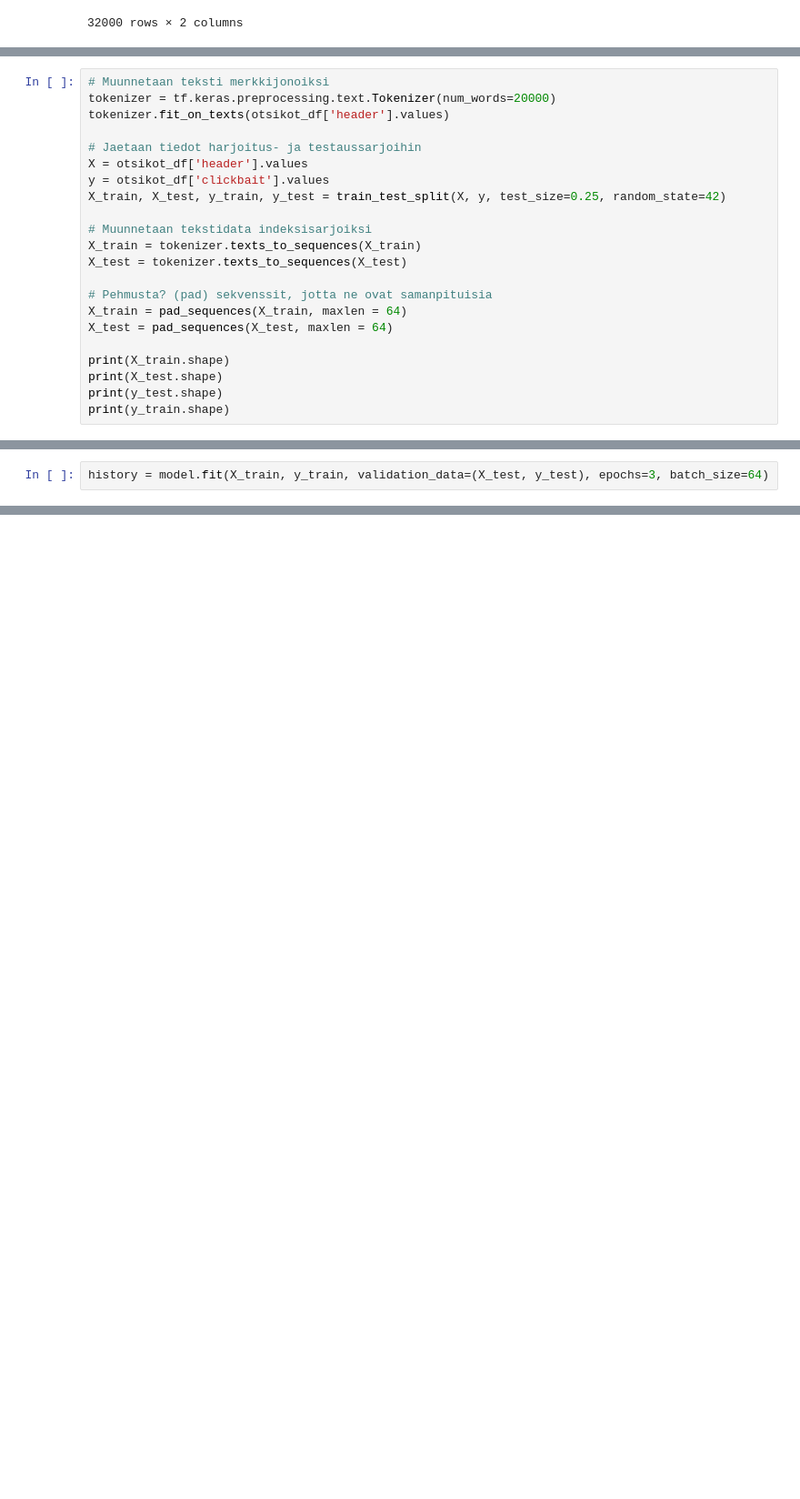
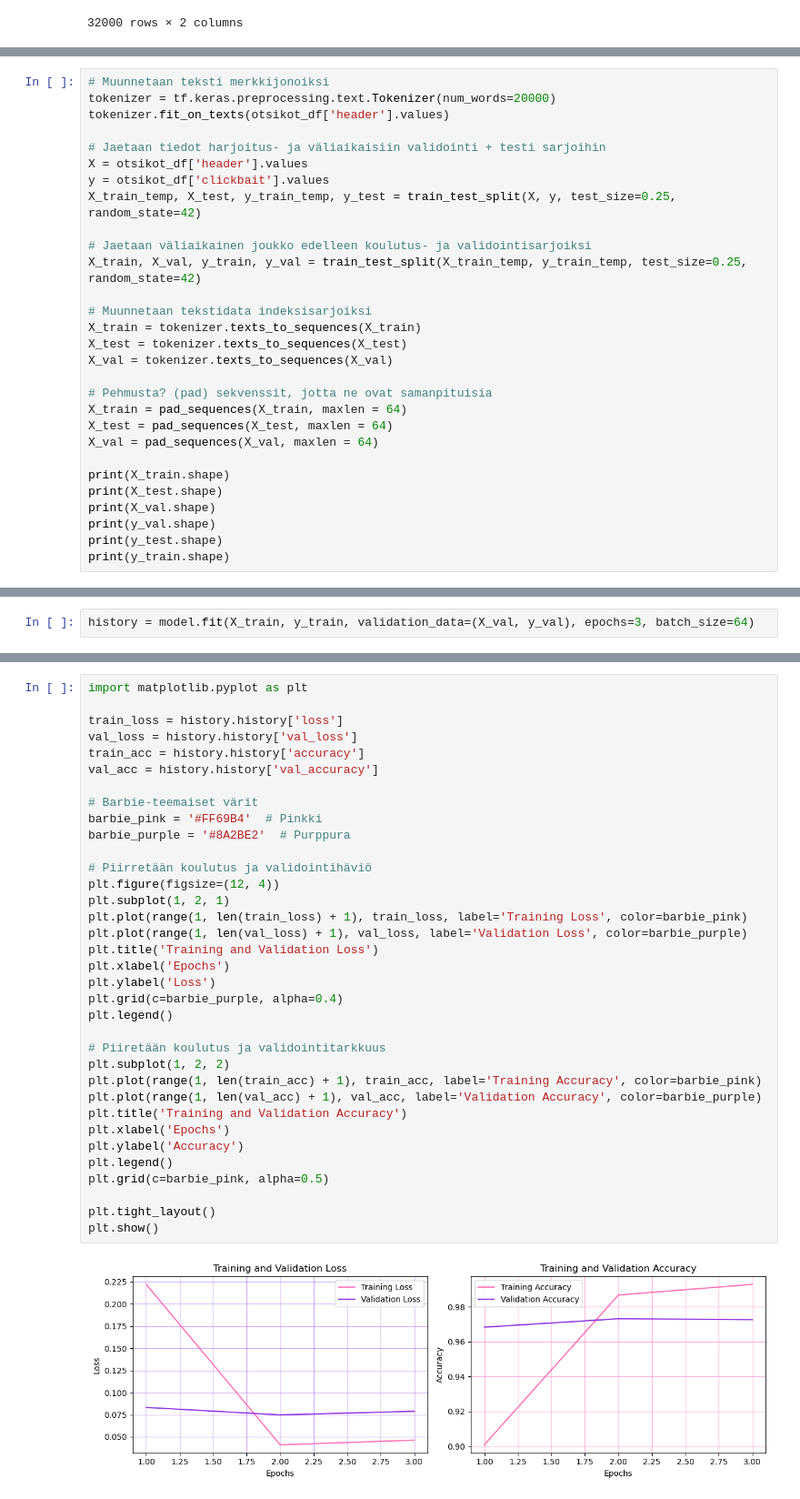
Before and after one commit to iinai/deep-learning, a Jupyter notebook: osa_3/osa3_tehtavat.ipynb, the cells around one changed output, grey strips where cells are left out. Shown at 91% size. Saved outputs shown, nothing was run; the diff lists cells and outputs as text; blank space fills up the shorter version.

```diff
--- a/osa_3/osa3_tehtavat.ipynb
+++ b/osa_3/osa3_tehtavat.ipynb
@@ -347,21 +353,28 @@ otsikot_df
 tokenizer = tf.keras.preprocessing.text.Tokenizer(num_words=20000)
 tokenizer.fit_on_texts(otsikot_df['header'].values)
 
-# Jaetaan tiedot harjoitus- ja testaussarjoihin
+# Jaetaan tiedot harjoitus- ja väliaikaisiin validointi + testi sarjoihin
 X = otsikot_df['header'].values
 y = otsikot_df['clickbait'].values
-X_train, X_test, y_train, y_test = train_test_split(X, y, test_size=0.25, random_state=42)
+X_train_temp, X_test, y_train_temp, y_test = train_test_split(X, y, test_size=0.25, random_state=42)
+
+# Jaetaan väliaikainen joukko edelleen koulutus- ja validointisarjoiksi
+X_train, X_val, y_train, y_val = train_test_split(X_train_temp, y_train_temp, test_size=0.25, random_state=42)
 
 # Muunnetaan tekstidata indeksisarjoiksi
 X_train = tokenizer.texts_to_sequences(X_train)
 X_test = tokenizer.texts_to_sequences(X_test)
+X_val = tokenizer.texts_to_sequences(X_val)
 
 # Pehmusta? (pad) sekvenssit, jotta ne ovat samanpituisia
 X_train = pad_sequences(X_train, maxlen = 64)
 X_test = pad_sequences(X_test, maxlen = 64)
+X_val = pad_sequences(X_val, maxlen = 64)
 
 print(X_train.shape)
 print(X_test.shape)
+print(X_val.shape)
+print(y_val.shape)
 print(y_test.shape)
 print(y_train.shape)
 # %% [output]
@@ -404,4 +439,4 @@ None
 # %%
-history = model.fit(X_train, y_train, validation_data=(X_test, y_test), epochs=3, batch_size=64)
+history = model.fit(X_train, y_train, validation_data=(X_val, y_val), epochs=3, batch_size=64)
 # %% [output]
 Epoch 1/3
@@ -423,0 +476,37 @@ Test Loss:0.06556892395019531 Test Accuracy:97.68750071525574%
+# %%
+import matplotlib.pyplot as plt
+
+train_loss = history.history['loss']
+val_loss = history.history['val_loss']
+train_acc = history.history['accuracy']
+val_acc = history.history['val_accuracy']
+
+# Barbie-teemaiset värit
+barbie_pink = '#FF69B4'  # Pinkki
+barbie_purple = '#8A2BE2'  # Purppura
+
+# Piirretään koulutus ja validointihäviö
+plt.figure(figsize=(12, 4))
+plt.subplot(1, 2, 1)
+plt.plot(range(1, len(train_loss) + 1), train_loss, label='Training Loss', color=barbie_pink)
+plt.plot(range(1, len(val_loss) + 1), val_loss, label='Validation Loss', color=barbie_purple)
+plt.title('Training and Validation Loss')
+plt.xlabel('Epochs')
+plt.ylabel('Loss')
+plt.grid(c=barbie_purple, alpha=0.4)
+plt.legend()
+
+# Piiretään koulutus ja validointitarkkuus
+plt.subplot(1, 2, 2)
+plt.plot(range(1, len(train_acc) + 1), train_acc, label='Training Accuracy', color=barbie_pink)
+plt.plot(range(1, len(val_acc) + 1), val_acc, label='Validation Accuracy', color=barbie_purple)
+plt.title('Training and Validation Accuracy')
+plt.xlabel('Epochs')
+plt.ylabel('Accuracy')
+plt.legend()
+plt.grid(c=barbie_pink, alpha=0.5)
+
+plt.tight_layout()
+plt.show()
+# %% [output]
+[figure, added]
```
Also changed, not shown: parts of 16 cells of this notebook.
